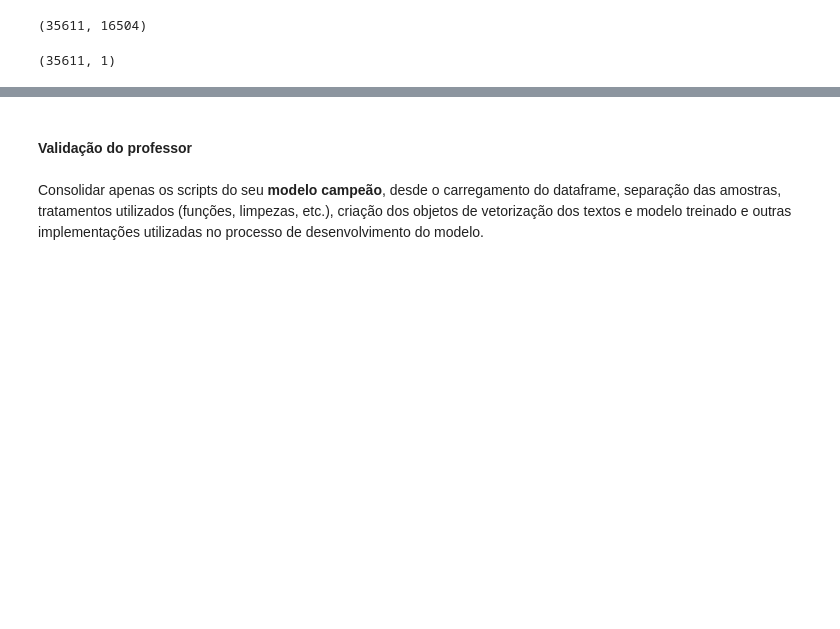
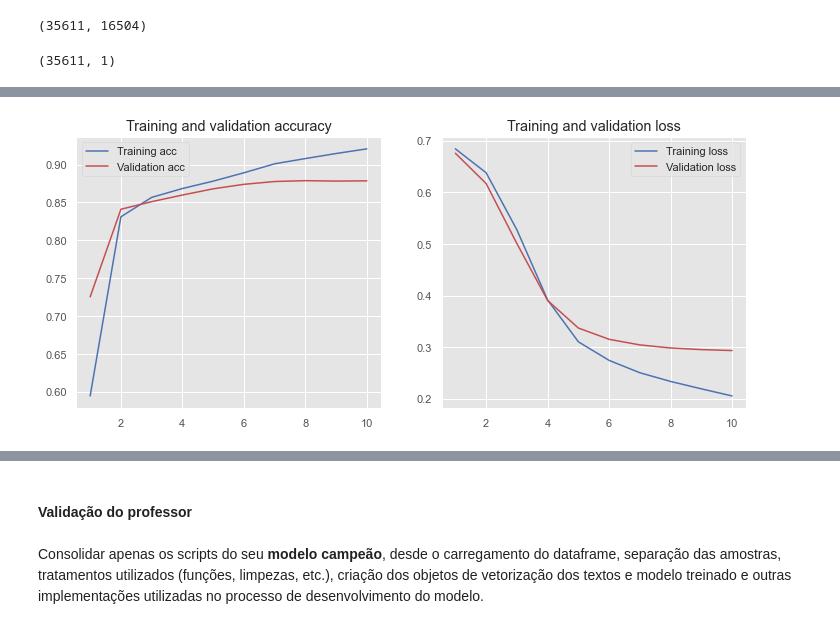
Before and after one commit to hgf777-br/trabalho-final---PLN, a Jupyter notebook: TrabalhoFinal_NLP_HGF.ipynb, the cells around one changed output, grey strips where cells are left out. Saved outputs shown, nothing was run; the diff lists cells and outputs as text; code cells hidden in the pictures; blank space fills up the shorter version.

```diff
--- a/TrabalhoFinal_NLP_HGF.ipynb
+++ b/TrabalhoFinal_NLP_HGF.ipynb
@@ -1621,6 +1684,7 @@ plot_model(model)
 # %%
 %%time
+clear_session()
 #Processo de treinamento com 80% dos dados
-history  = model.fit(X_treino, y_treino, epochs=2, validation_data=(X_teste, y_teste), batch_size=10)
+history  = model.fit(X_treino, y_treino, epochs=10, validation_data=(X_teste, y_teste), batch_size=2000)
 #history  = model.fit(X_treino, y_treino, epochs=10, validation_split=0.2, batch_size=32)
 # %% [output]
@@ -1663,3 +1716,7 @@ y_pred_classes
+# %%
+plot_history(history)
+# %% [output]
+[figure, added]
 # %%
 scores = model.evaluate(X_treino, y_treino)
 print("\n%s: %.2f%%" % (model.metrics_names[1], scores[1]*100))
```
Also changed, not shown: parts of 21 cells of this notebook, 1 other file.
